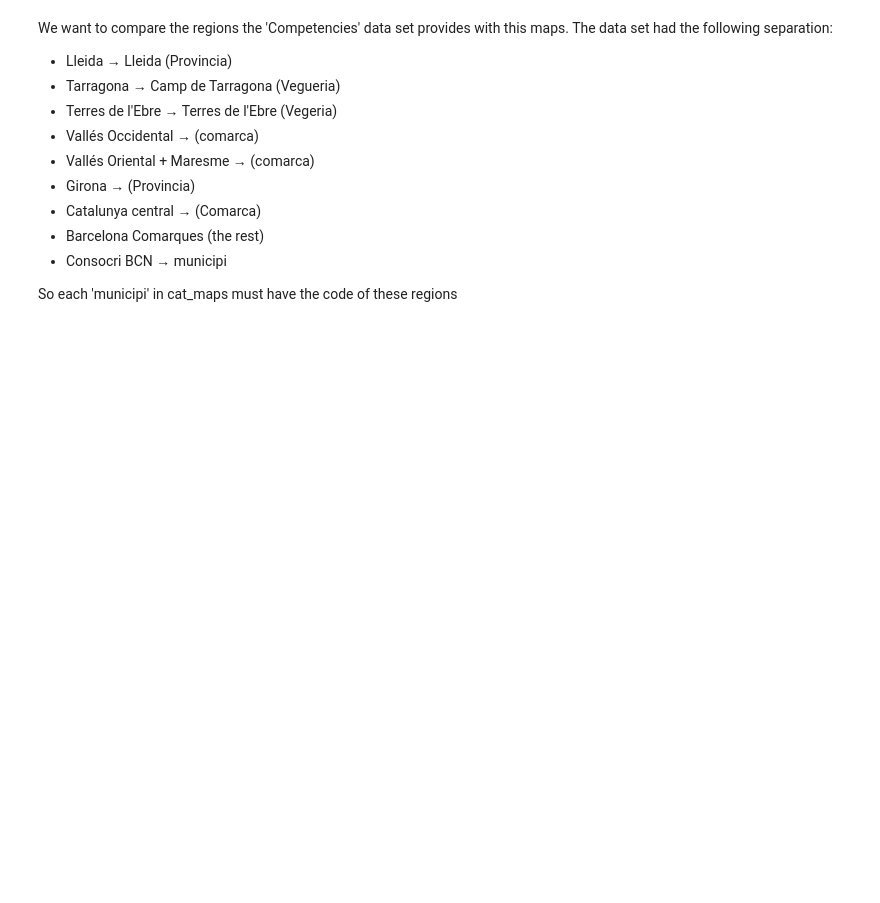
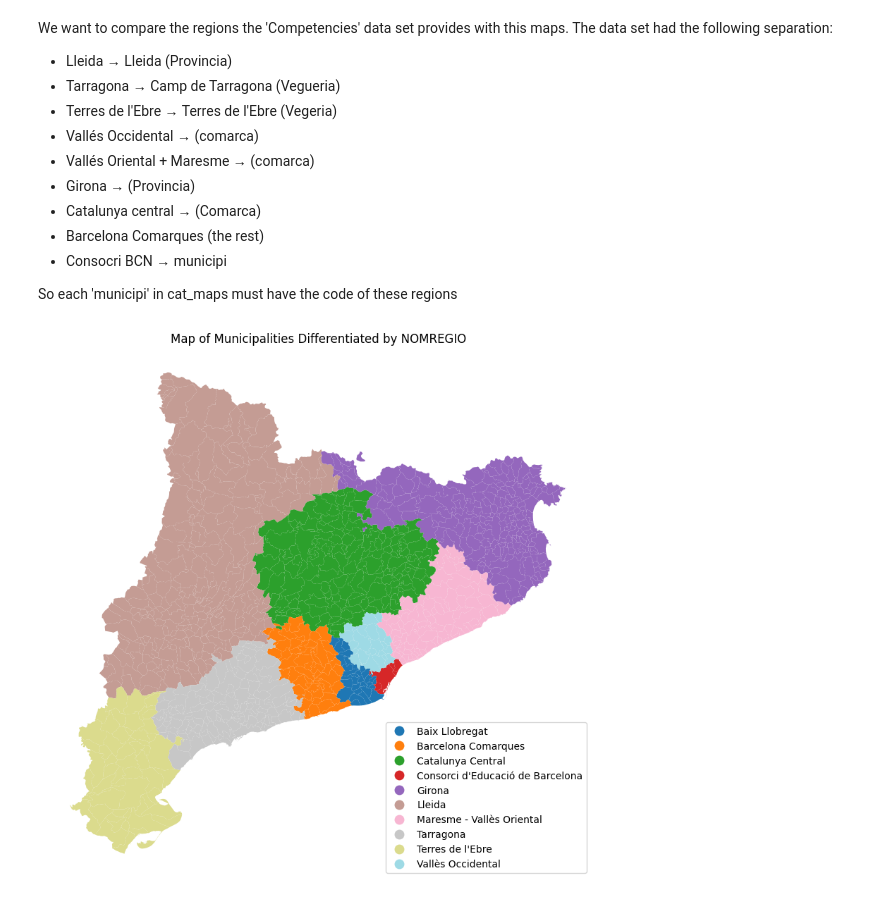
Before and after one commit to edejuan2002/avdm_Competecies, a Jupyter notebook: Eduardo/maps.ipynb, the cells around one changed output. Saved outputs shown, nothing was run; the diff lists cells and outputs as text; code cells hidden in the pictures; blank space fills up the shorter version.

```diff
--- a/Eduardo/maps.ipynb
+++ b/Eduardo/maps.ipynb
@@ -40,4 +33,42 @@ We want to compare the regions the 'Competencies' data set provides with this ma
 * Consocri BCN &#8594; municipi
 
 So each 'municipi' in cat_maps must have the code of these regions
+# %%
+# We select only the municipis map
+cat_maps = {}
+maps = dir_list_cat[1]
+cat_maps[ids[maps]] = gpd.read_file("../data/divisions-administratives/"+maps, crs="EPSG:4326")
+mncps = cat_maps[ids[maps]]
+mncps['NOMREGIO'] = ""
+
+# We build the regions that the Competencies data set uses
+mncps.loc[mncps["NOMPROV"] == "Lleida", "NOMREGIO"] = "Lleida"
+mncps.loc[mncps["NOMPROV"] == "Girona", "NOMREGIO"] = "Girona"
+mncps.loc[mncps["NOMPROV"] == "Tarragona", "NOMREGIO"] = "Tarragona"
+mncps.loc[mncps["NOMPROV"] == "Barcelona", "NOMREGIO"] = "Barcelona Comarques"
+
+mncps.loc[mncps["NOMVEGUE"] == "Terres de l'Ebre", "NOMREGIO"] = "Terres de l'Ebre"
+mncps.loc[mncps["NOMVEGUE"] == "Catalunya Central", "NOMREGIO"] = "Catalunya Central"
+
+mncps.loc[mncps["NOMCOMAR"] == "Vallès Occidental", "NOMREGIO"] = "Vallès Occidental"
+mncps.loc[mncps["NOMCOMAR"] == "Vallès Oriental", "NOMREGIO"] = "Maresme - Vallès Oriental"
+mncps.loc[mncps["NOMCOMAR"] == "Maresme", "NOMREGIO"] = "Maresme - Vallès Oriental"
+mncps.loc[mncps["NOMCOMAR"] == "Selva", "NOMREGIO"] = "Maresme - Vallès Oriental"
+
+mncps.loc[mncps["NOMCOMAR"] == "Baix Llobregat", "NOMREGIO"] = "Baix Llobregat"
+
+mncps.loc[mncps["NOMCOMAR"] == "Barcelonès", "NOMREGIO"] = "Consorci d'Educació de Barcelona"
+
+# display(mncps.loc[mncps.index[10]:mncps.index[10]])
+# %%
+# Plot the map
+fig, ax = plt.subplots(figsize=(10, 10))
+mncps.plot(column='NOMREGIO', ax=ax, legend=True, cmap='tab20', legend_kwds={'loc': 'lower right'})
+
+# Customize the plot
+plt.title('Map of Municipalities Differentiated by NOMREGIO')
+plt.axis('off')  # Turn off the axes
+plt.show()
+# %% [output]
+[figure, added]
 # %%
```
Also changed, not shown: parts of 7 cells of this notebook.
